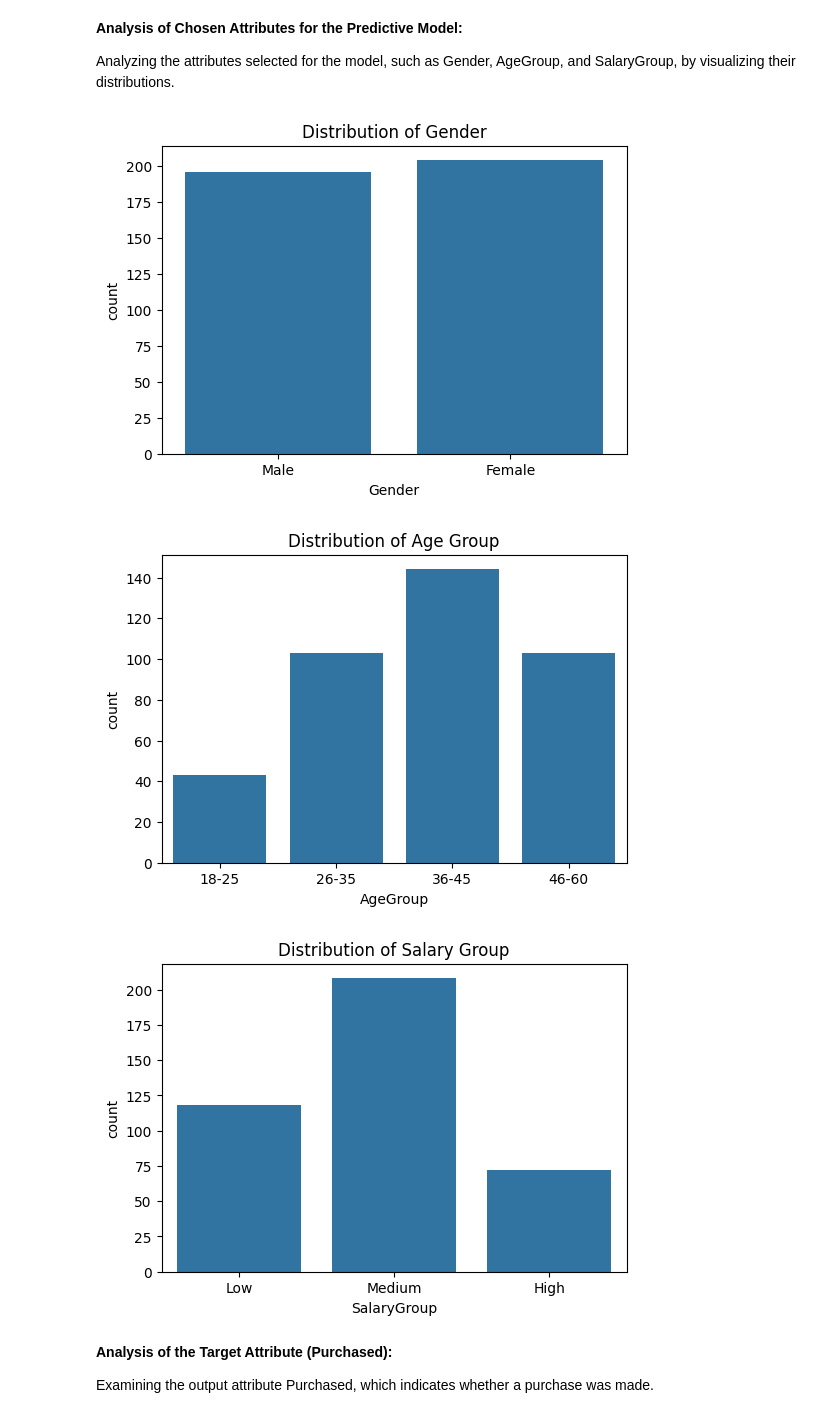
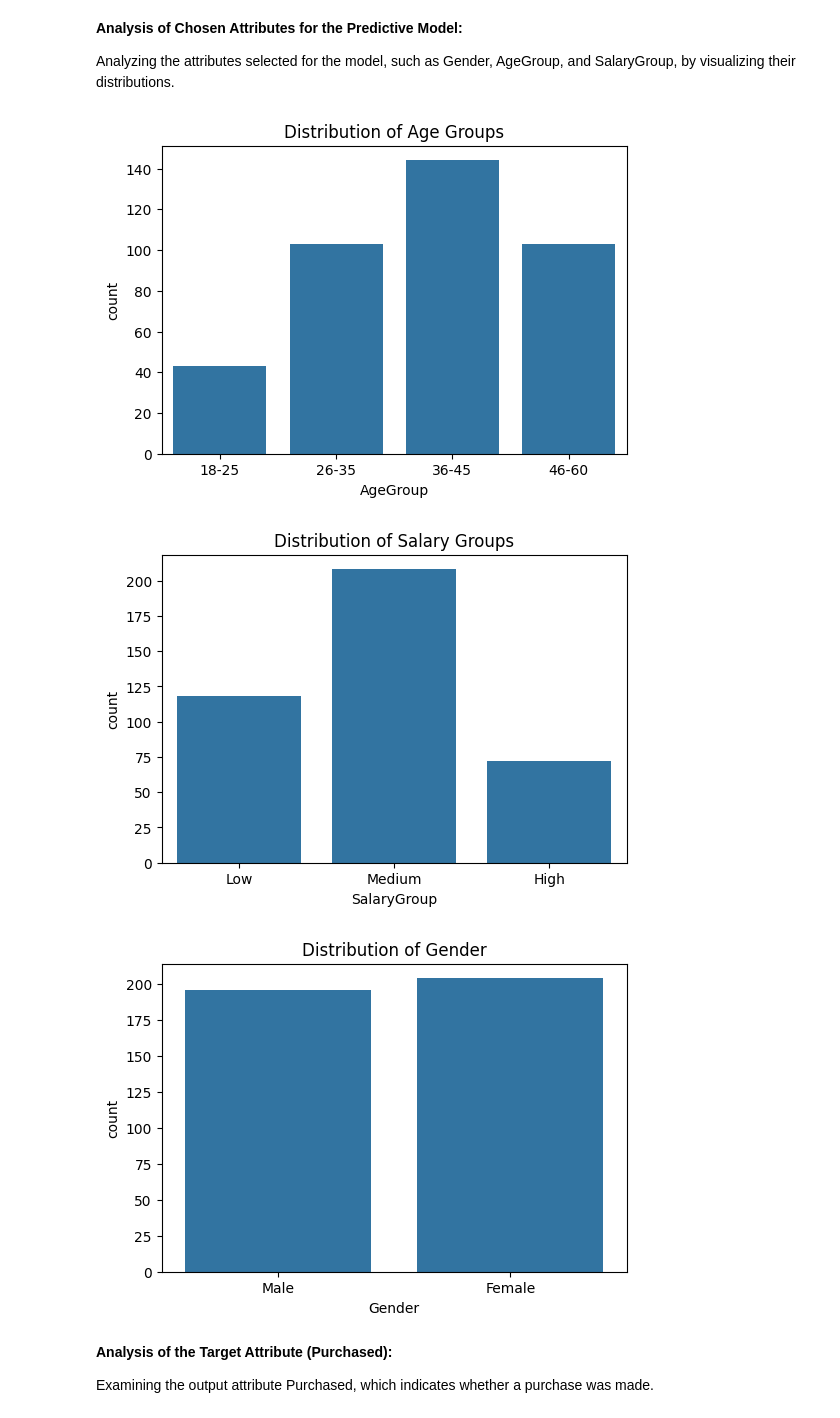
Before and after one commit to BasselKhalid/AI-Project, a Jupyter notebook: AI_Project_1.ipynb, the cells around one changed output. Saved outputs shown, nothing was run; the diff lists cells and outputs as text; code cells hidden in the pictures.

```diff
--- a/AI_Project_1.ipynb
+++ b/AI_Project_1.ipynb
@@ -77,18 +86,23 @@ dtype: int64
 
 We clean the data, and discretize Age and EstimatedSalary into categories.
 # %%
-df.dropna(inplace=True)
-
+# Step 3: Data Preparation
+# Dropping any missing values (if found)
+data.dropna(inplace=True)
+data.dropna(subset=['AgeGroup', 'SalaryGroup'], inplace=True)
+# Discretize Age into bins
 age_bins = [0, 25, 35, 45, 60]
 age_labels = ['18-25', '26-35', '36-45', '46-60']
-df['AgeGroup'] = pd.cut(df['Age'], bins=age_bins, labels=age_labels, right=False)
+data['AgeGroup'] = pd.cut(data['Age'], bins=age_bins, labels=age_labels, right=False)
 
+# Discretize Estimated Salary into bins
 salary_bins = [0, 50000, 100000, 150000]
 salary_labels = ['Low', 'Medium', 'High']
-df['SalaryGroup'] = pd.cut(df['EstimatedSalary'], bins=salary_bins, labels=salary_labels, right=False)
+data['SalaryGroup'] = pd.cut(data['EstimatedSalary'], bins=salary_bins, labels=salary_labels, right=False)
 
+# Confirm changes
 print("\nData after discretization:")
-print(df[['Age', 'AgeGroup', 'EstimatedSalary', 'SalaryGroup']].head())
+print(data[['Age', 'AgeGroup', 'EstimatedSalary', 'SalaryGroup']].head())
 # %% [output]
 Data after discretization:
    Age AgeGroup  EstimatedSalary SalaryGroup
@@ -101,28 +115,32 @@ Data after discretization:
 **Analysis of Chosen Attributes for the Predictive Model:**
 
 Analyzing the attributes selected for the model, such as Gender, AgeGroup, and SalaryGroup, by visualizing their distributions.
-# %%
-import seaborn as sns
-import matplotlib.pyplot as plt
-
-plt.figure(figsize=(6, 4))
-sns.countplot(x='Gender', data=df)
-plt.title("Distribution of Gender")
-plt.show()
-
-plt.figure(figsize=(6, 4))
-sns.countplot(x='AgeGroup', data=df)
-plt.title("Distribution of Age Group")
-plt.show()
-
-plt.figure(figsize=(6, 4))
-sns.countplot(x='SalaryGroup', data=df)
-plt.title("Distribution of Salary Group")
-plt.show()
-# %% [output]
-[figure, removed]
-[figure, removed]
-[figure, removed]
+# %%
+# Step 4: Analysis of Chosen Attributes for Predictive Model
+import seaborn as sns
+import matplotlib.pyplot as plt
+
+# Distribution of AgeGroup
+plt.figure(figsize=(6, 4))
+sns.countplot(x='AgeGroup', data=data)
+plt.title("Distribution of Age Groups")
+plt.show()
+
+# Distribution of SalaryGroup
+plt.figure(figsize=(6, 4))
+sns.countplot(x='SalaryGroup', data=data)
+plt.title("Distribution of Salary Groups")
+plt.show()
+
+# Distribution of Gender
+plt.figure(figsize=(6, 4))
+sns.countplot(x='Gender', data=data)
+plt.title("Distribution of Gender")
+plt.show()
+# %% [output]
+[figure, added]
+[figure, added]
+[figure, added]
 # %% [markdown]
 **Analysis of the Target Attribute (Purchased):**
 
```
Also changed, not shown: parts of 7 cells of this notebook.
